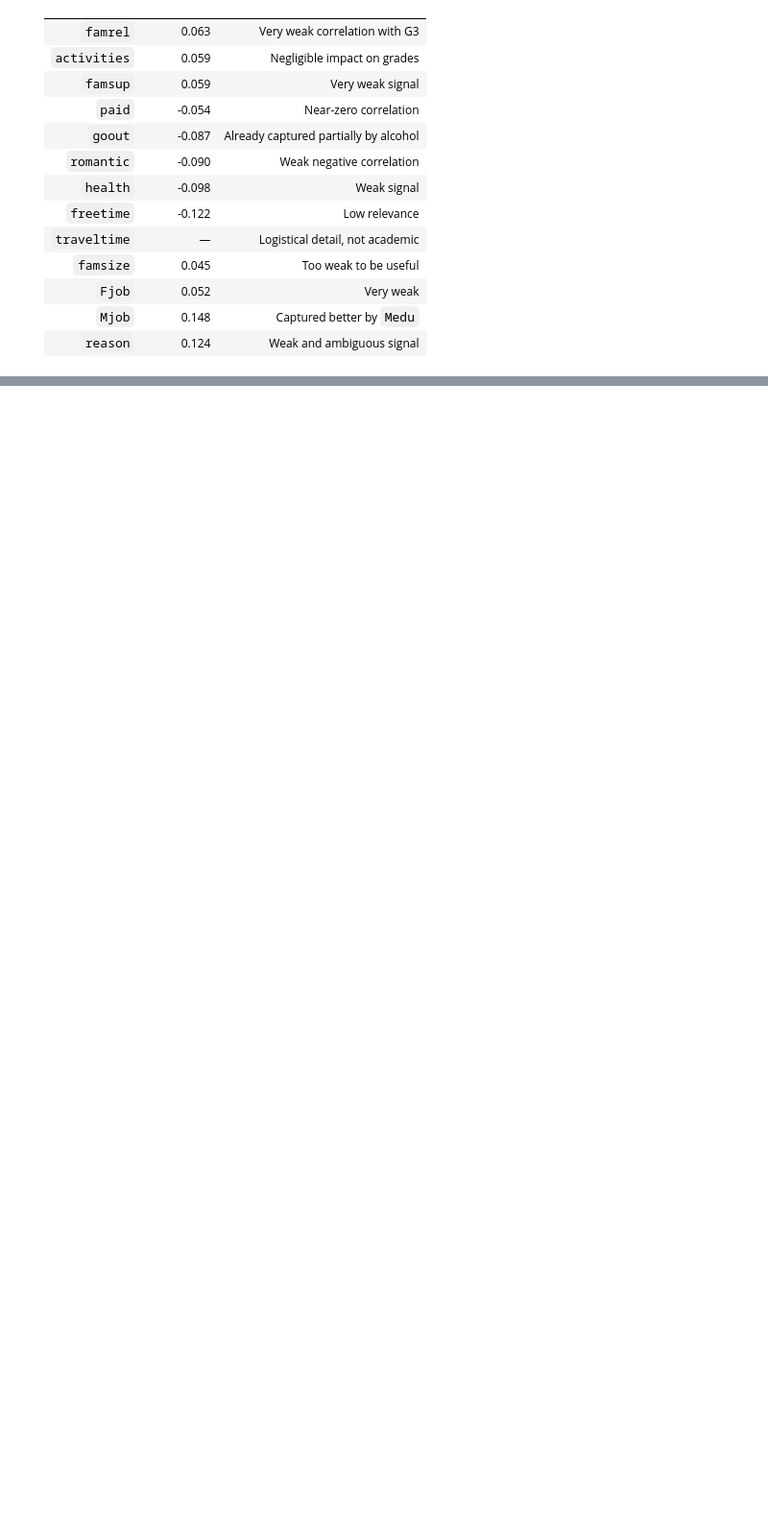
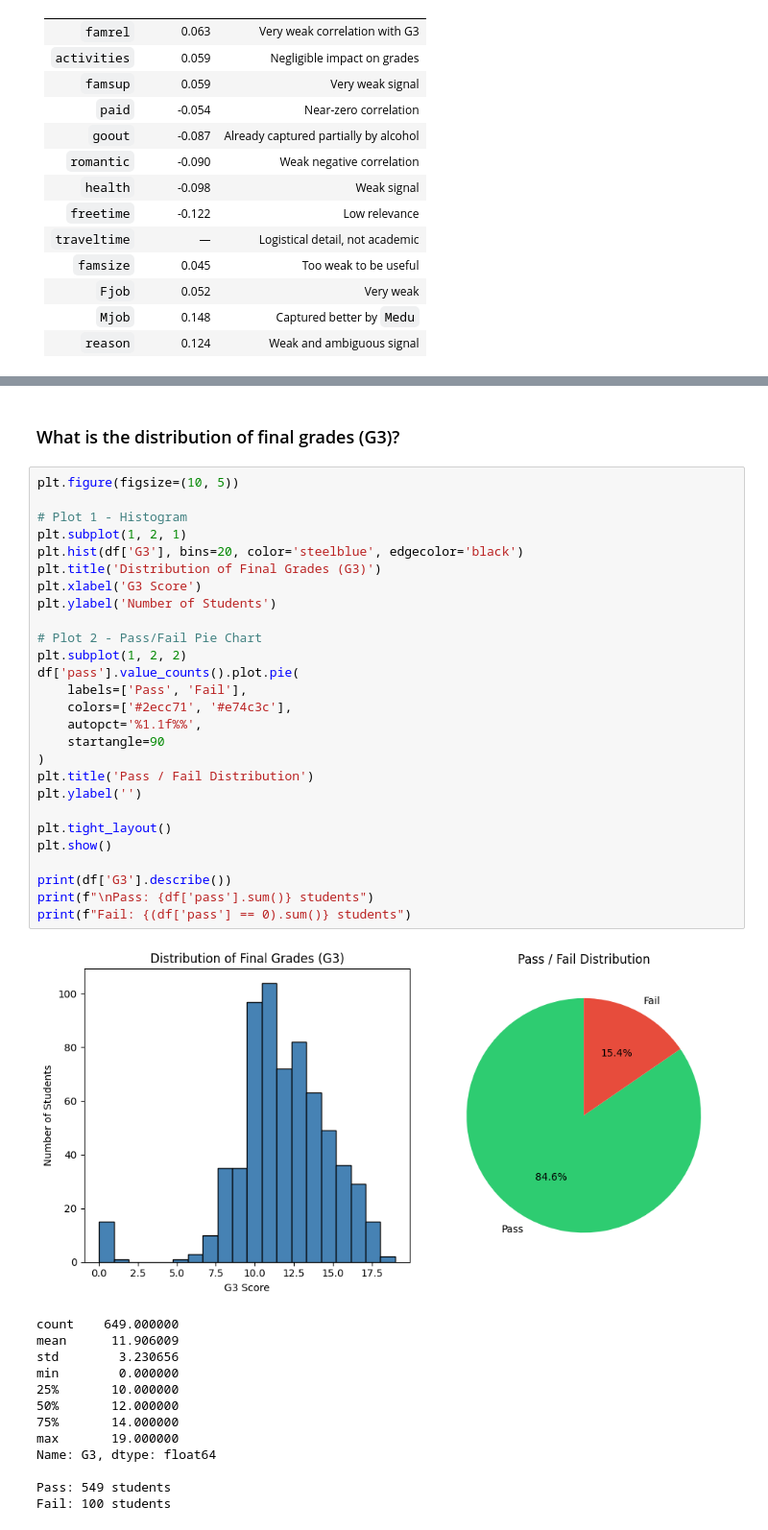
Before and after one commit to Abrar-ul-hasnain/student-performance-predictor, a Jupyter notebook: main.ipynb, the cells around one changed output, grey strips where cells are left out. Shown at 96% size. Drawn from its saved outputs; the diff is of its cells as text; blank space fills up the shorter version.

```diff
--- a/main.ipynb
+++ b/main.ipynb
@@ -407,0 +420,43 @@ df['risk_score'] = df['failures'] + df['absences']
+# %% [markdown]
+### What is the distribution of final grades (G3)?
+# %%
+plt.figure(figsize=(10, 5))
+
+# Plot 1 - Histogram
+plt.subplot(1, 2, 1)
+plt.hist(df['G3'], bins=20, color='steelblue', edgecolor='black')
+plt.title('Distribution of Final Grades (G3)')
+plt.xlabel('G3 Score')
+plt.ylabel('Number of Students')
+
+# Plot 2 - Pass/Fail Pie Chart
+plt.subplot(1, 2, 2)
+df['pass'].value_counts().plot.pie(
+    labels=['Pass', 'Fail'],
+    colors=['#2ecc71', '#e74c3c'],
+    autopct='%1.1f%%',
+    startangle=90
+)
+plt.title('Pass / Fail Distribution')
+plt.ylabel('')
+
+plt.tight_layout()
+plt.show()
+
+print(df['G3'].describe())
+print(f"\nPass: {df['pass'].sum()} students")
+print(f"Fail: {(df['pass'] == 0).sum()} students")
+# %% [output]
+[figure, added]
+count    649.000000
+mean      11.906009
+std        3.230656
+min        0.000000
+25%       10.000000
+50%       12.000000
+75%       14.000000
+max       19.000000
+Name: G3, dtype: float64
+
+Pass: 549 students
+Fail: 100 students
```
Also changed, not shown: parts of 16 cells of this notebook.
